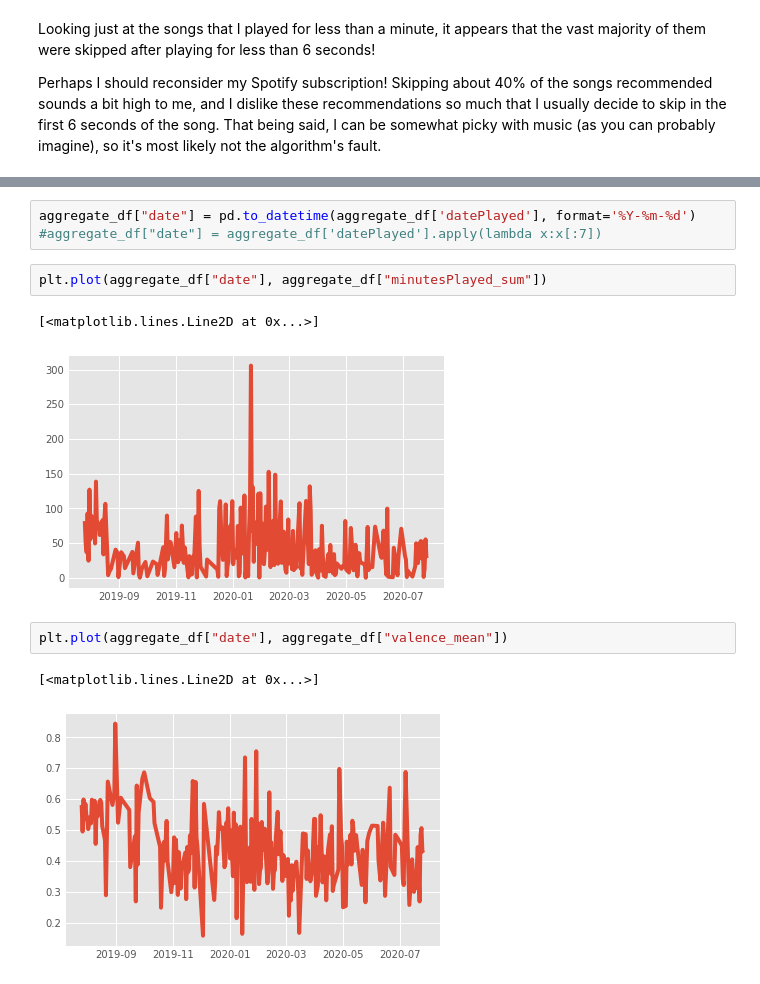
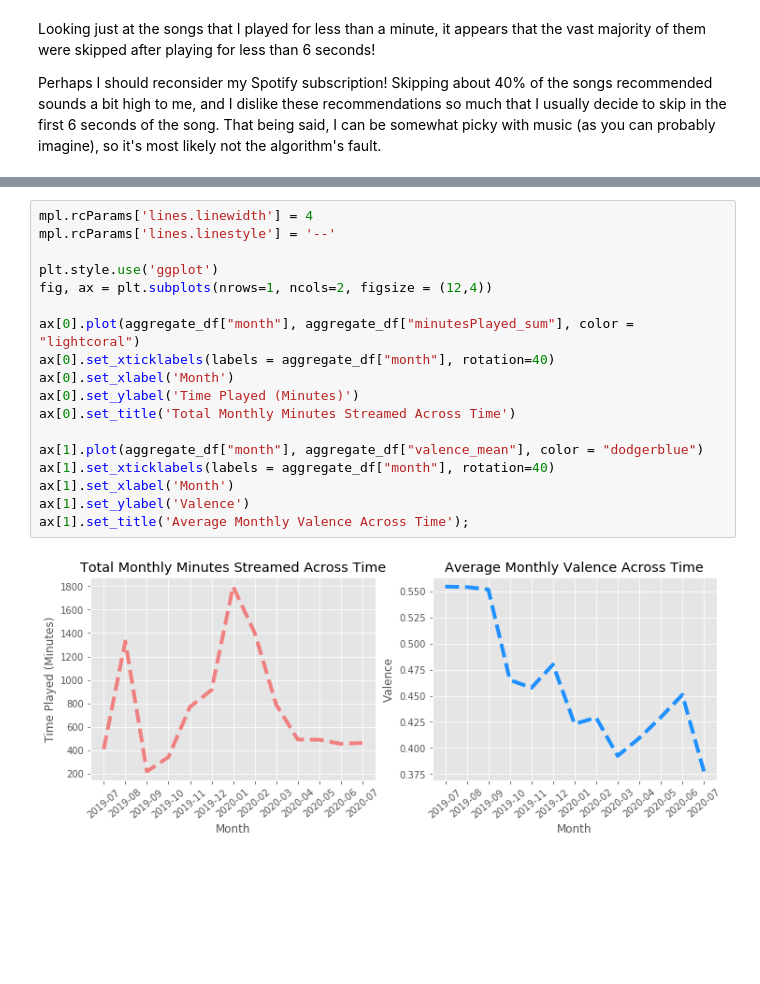
Before and after one commit to zihanye96/Spotify-Visualization, a Jupyter notebook: notebook.ipynb, the cells around one changed output, grey strips where cells are left out. Cells and saved outputs as stored; diff of their text form; blank space fills up the shorter version.

```diff
--- a/notebook.ipynb
+++ b/notebook.ipynb
@@ -280,13 +391,20 @@ There are two features I'm particularly interested in looking at. In the aggrega
-# %%
-aggregate_df["date"] = pd.to_datetime(aggregate_df['datePlayed'], format='%Y-%m-%d')
-#aggregate_df["date"] = aggregate_df['datePlayed'].apply(lambda x:x[:7])
-# %%
-plt.plot(aggregate_df["date"], aggregate_df["minutesPlayed_sum"])
-# %% [output]
-[<matplotlib.lines.Line2D at 0x...>]
-[figure, removed]
-# %%
-plt.plot(aggregate_df["date"], aggregate_df["valence_mean"])
-# %% [output]
-[<matplotlib.lines.Line2D at 0x...>]
-[figure, removed]
+# %%
+mpl.rcParams['lines.linewidth'] = 4
+mpl.rcParams['lines.linestyle'] = '--'
+
+plt.style.use('ggplot')
+fig, ax = plt.subplots(nrows=1, ncols=2, figsize = (12,4))
+
+ax[0].plot(aggregate_df["month"], aggregate_df["minutesPlayed_sum"], color = "lightcoral")
+ax[0].set_xticklabels(labels = aggregate_df["month"], rotation=40)
+ax[0].set_xlabel('Month')
+ax[0].set_ylabel('Time Played (Minutes)')
+ax[0].set_title('Total Monthly Minutes Streamed Across Time')
+
+ax[1].plot(aggregate_df["month"], aggregate_df["valence_mean"], color = "dodgerblue")
+ax[1].set_xticklabels(labels = aggregate_df["month"], rotation=40)
+ax[1].set_xlabel('Month')
+ax[1].set_ylabel('Valence')
+ax[1].set_title('Average Monthly Valence Across Time');
+# %% [output]
+[figure, added]
```
Also changed, not shown: parts of 53 cells of this notebook, 9 other files.
